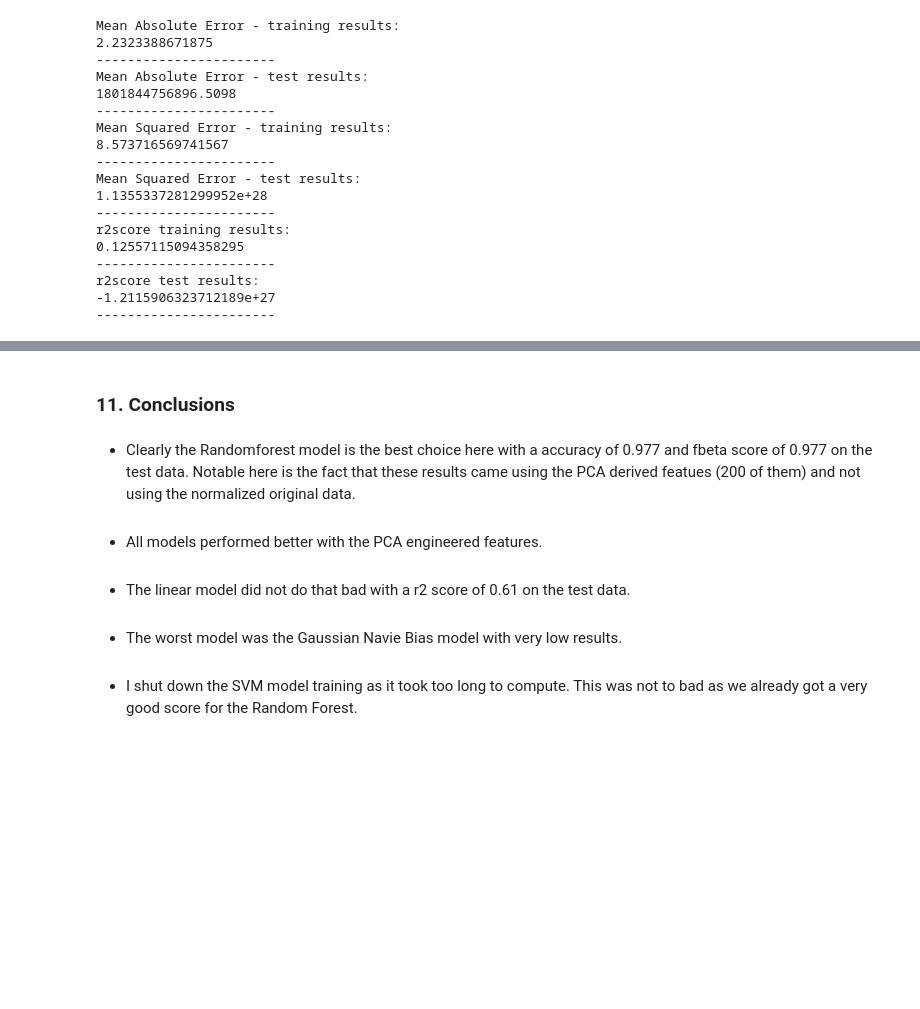
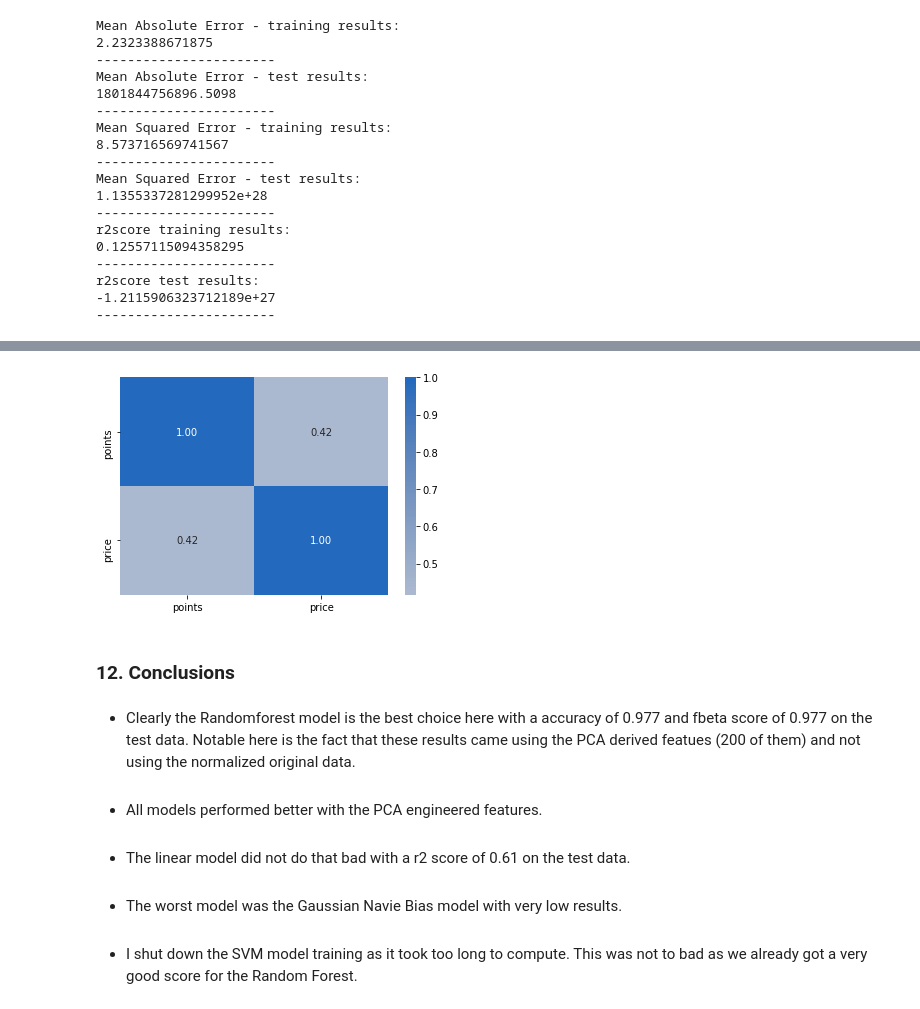
Before and after one commit to HenrikWarf/data-wine_rating_review_ML-pipeline, a Jupyter notebook: ML - Predicting Wine Rating.ipynb, the cells around one changed output, grey strips where cells are left out. Saved outputs shown, nothing was run; the diff lists cells and outputs as text; code cells hidden in the pictures; blank space fills up the shorter version.

```diff
--- a/ML - Predicting Wine Rating.ipynb
+++ b/ML - Predicting Wine Rating.ipynb
@@ -714,5 +809,11 @@ r2score test results:
+# %%
+df_price = df_clean[['points','price']]
+# %%
+sb.heatmap(df_price.corr(), annot=True, fmt='.2f', cmap='vlag_r', center = 0);
+# %% [output]
+[figure, added]
 # %% [markdown]
-### 11. Conclusions
+### 12. Conclusions
 # %% [markdown]
 * Clearly the Randomforest model is the best choice here with a accuracy of 0.977 and fbeta score of 0.977 on the test data. Notable here is the fact that these results came using the PCA derived featues (200 of them) and not using the normalized original data.
 <br><br>
```
Also changed, not shown: parts of 23 cells of this notebook.
